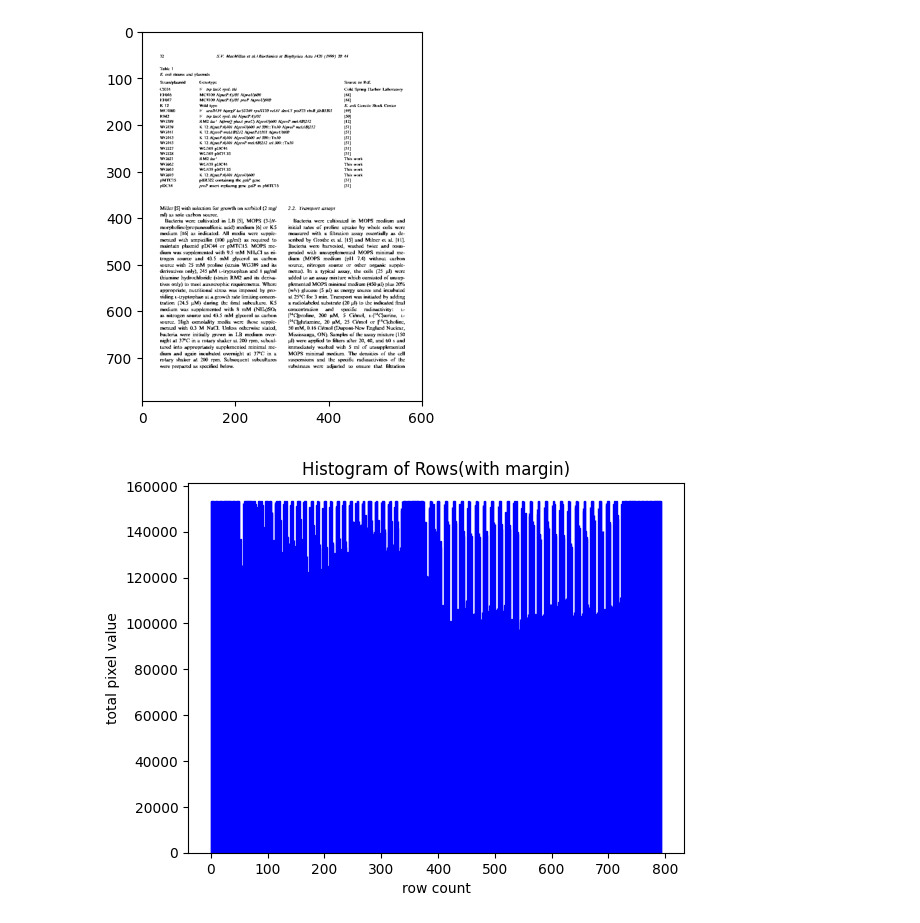
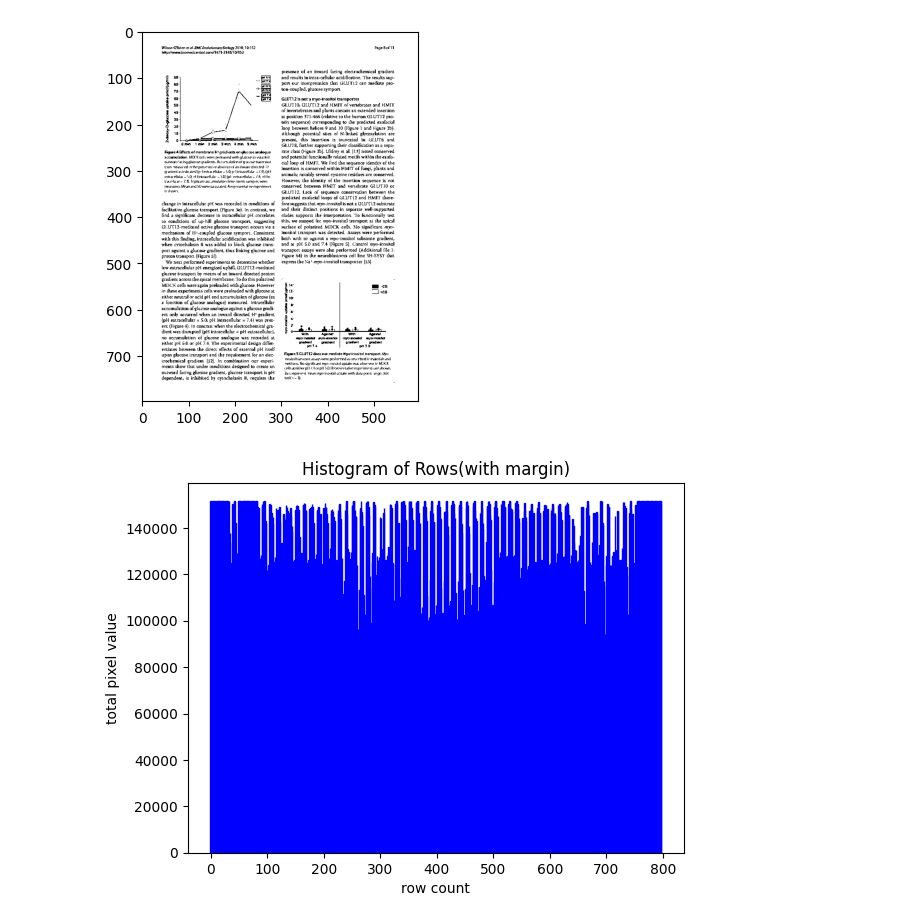
Before and after one commit to sushprova/Figure-Extraction, a Jupyter notebook: Line_gap_mode.ipynb, the cells around one changed output. Drawn from its saved outputs; the diff is of its cells as text; code cells hidden in the pictures.

```diff
--- a/Line_gap_mode.ipynb
+++ b/Line_gap_mode.ipynb
@@ -5,31 +7,31 @@ import matplotlib.pyplot as plt
 from skimage.feature import local_binary_pattern
 from scipy import stats
 # %%
-img = cv2.imread('paper10.png')
+img = cv2.imread('paper5.png')
 imgray = cv2.cvtColor(img, cv2.COLOR_BGR2GRAY)
 
 ret, thresh = cv2.threshold(imgray, 170, 255, cv2.THRESH_BINARY)
 plt.imshow(thresh, cmap='gray')
 plt.show()
 
 array = np.array(thresh)
 array.shape
 
 row_sums = np.sum(array, axis=1)
 
 
 indices = np.arange(len(row_sums))
 
 plt.bar(indices, row_sums, edgecolor='blue')
 
 plt.title('Histogram of Rows(with margin)')
 plt.xlabel('row count')
 plt.ylabel('total pixel value')
 
 plt.show()
 # %% [output]
-[figure, old version]
+[figure, new version]
-[figure, old version]
+[figure, new version]
 # %%
 ########       Trim the top and bottom white margin     ############
 
```
Also changed, not shown: parts of 8 cells of this notebook.
